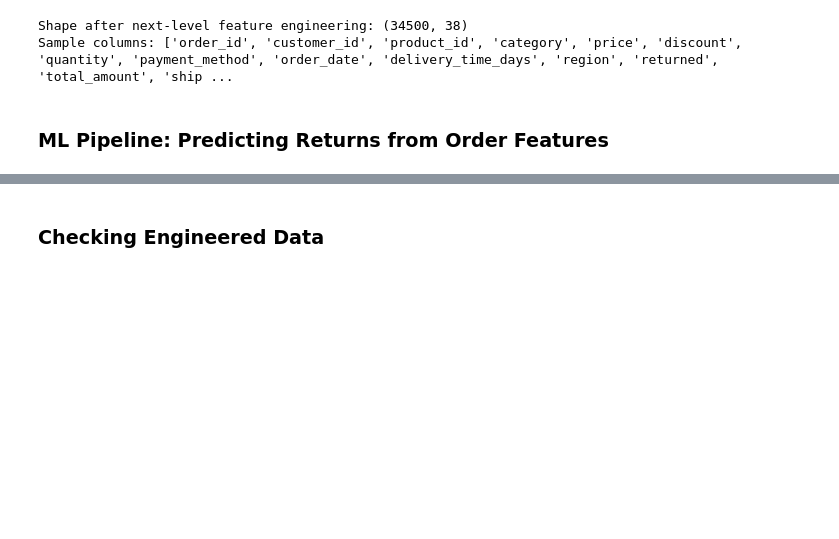
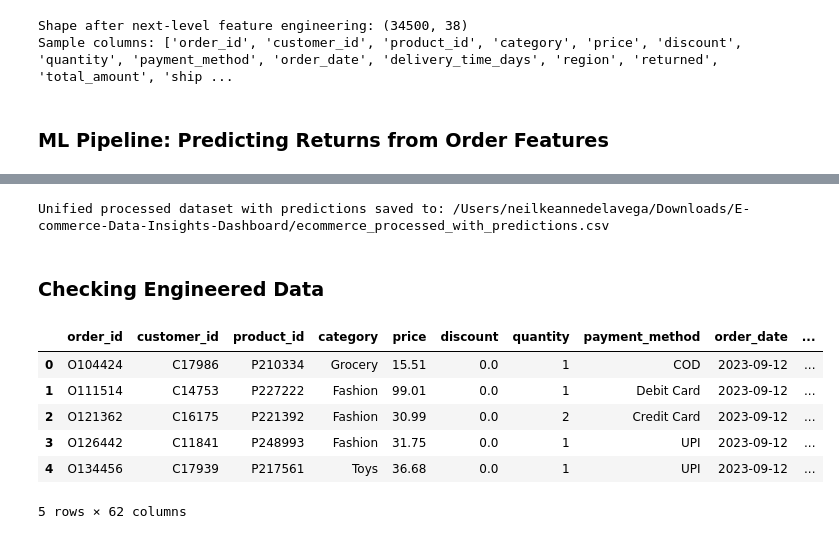
Before and after one commit to clemweb3/E-commerce-Data-Insights-Dashboard, a Jupyter notebook: ecommerce_bi_dashboard.ipynb, the cells around one changed output, grey strips where cells are left out. Cells and saved outputs as stored; diff of their text form; code cells hidden in the pictures; blank space fills up the shorter version.

```diff
--- a/ecommerce_bi_dashboard.ipynb
+++ b/ecommerce_bi_dashboard.ipynb
@@ -447,27 +448,43 @@ Top 15 Features Driving Return Predictions:
 # %%
-import os
+
+# --- Feature Importance as columns ---
+importance_dict = dict(zip(importance_df['Feature'], importance_df['Importance']))
+
+for feature, score in importance_dict.items():
+    df_fe[f'FI_{feature}'] = score
+
 
 # --- 1. Define output directory ---
-output_dir = r"C:\Users\SHANIA\Downloads\E-commerce-Data-Insights-Dashboard"
+output_dir = r"/Users/neilkeannedelavega/Downloads/E-commerce-Data-Insights-Dashboard"
 os.makedirs(output_dir, exist_ok=True)
 
-# --- 2. Attach predictive results as new columns to df_fe ---
-df_fe['predicted_proba'] = clf_cb.predict_proba(X)[:, 1]   # probability of return
-df_fe['predicted_flag'] = clf_cb.predict(X)                 # predicted class (0/1)
+# --- 2. Attach predictive results ---
+df_fe['predicted_proba'] = clf_cb.predict_proba(X)[:, 1]
+df_fe['predicted_flag'] = clf_cb.predict(X)
 
-# --- 3. Add global model metrics as metadata columns (same value repeated for clarity) ---
+# --- 3. Add model metadata ---
 roc_auc_val = roc_auc_score(y_test, y_proba_cb)
 df_fe['model_best_threshold'] = best_threshold
 df_fe['model_roc_auc'] = roc_auc_val
 
-# --- 4. Save unified CSV ---
+# --- 4. Save final unified CSV ---
 final_path = os.path.join(output_dir, "ecommerce_processed_with_predictions.csv")
 df_fe.to_csv(final_path, index=False)
 
 print(f"Unified processed dataset with predictions saved to: {final_path}")
+# %% [output]
+Unified processed dataset with predictions saved to: /Users/neilkeannedelavega/Downloads/E-commerce-Data-Insights-Dashboard/ecommerce_processed_with_predictions.csv
 # %% [markdown]
 ### Checking Engineered Data
 # %%
 # --- 1. Reload the processed CSV  ---
-df_processed = pd.read_csv("C:/Users/SHANIA/Downloads/E-commerce-Data-Insights-Dashboard/ecommerce_processed_with_predictions.csv")
+df_processed = pd.read_csv("/Users/neilkeannedelavega/Downloads/E-commerce-Data-Insights-Dashboard/ecommerce_processed_with_predictions.csv")
 df_processed.head()
+# %% [output]
+|  | order_id | customer_id | product_id | category | price | discount | quantity | payment_method | order_date | ... |
+| 0 | O104424 | C17986 | P210334 | Grocery | 15.51 | 0.0 | 1 | COD | 2023-09-12 | ... |
+| 1 | O111514 | C14753 | P227222 | Fashion | 99.01 | 0.0 | 1 | Debit Card | 2023-09-12 | ... |
+| 2 | O121362 | C16175 | P221392 | Fashion | 30.99 | 0.0 | 2 | Credit Card | 2023-09-12 | ... |
+| 3 | O126442 | C11841 | P248993 | Fashion | 31.75 | 0.0 | 1 | UPI | 2023-09-12 | ... |
+| 4 | O134456 | C17939 | P217561 | Toys | 36.68 | 0.0 | 1 | UPI | 2023-09-12 | ... |
+5 rows × 62 columns
```
Also changed, not shown: parts of 2 cells of this notebook, 5 other files.
